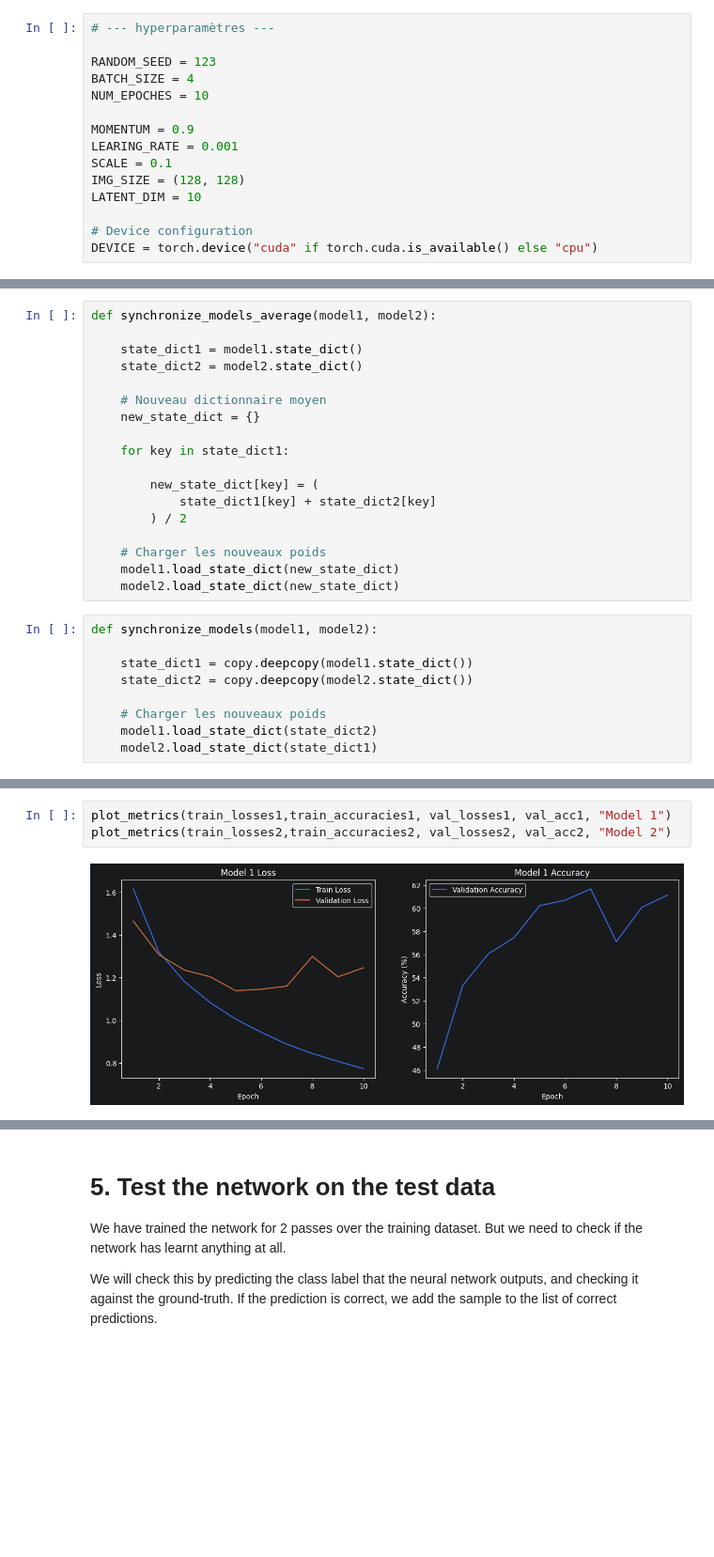
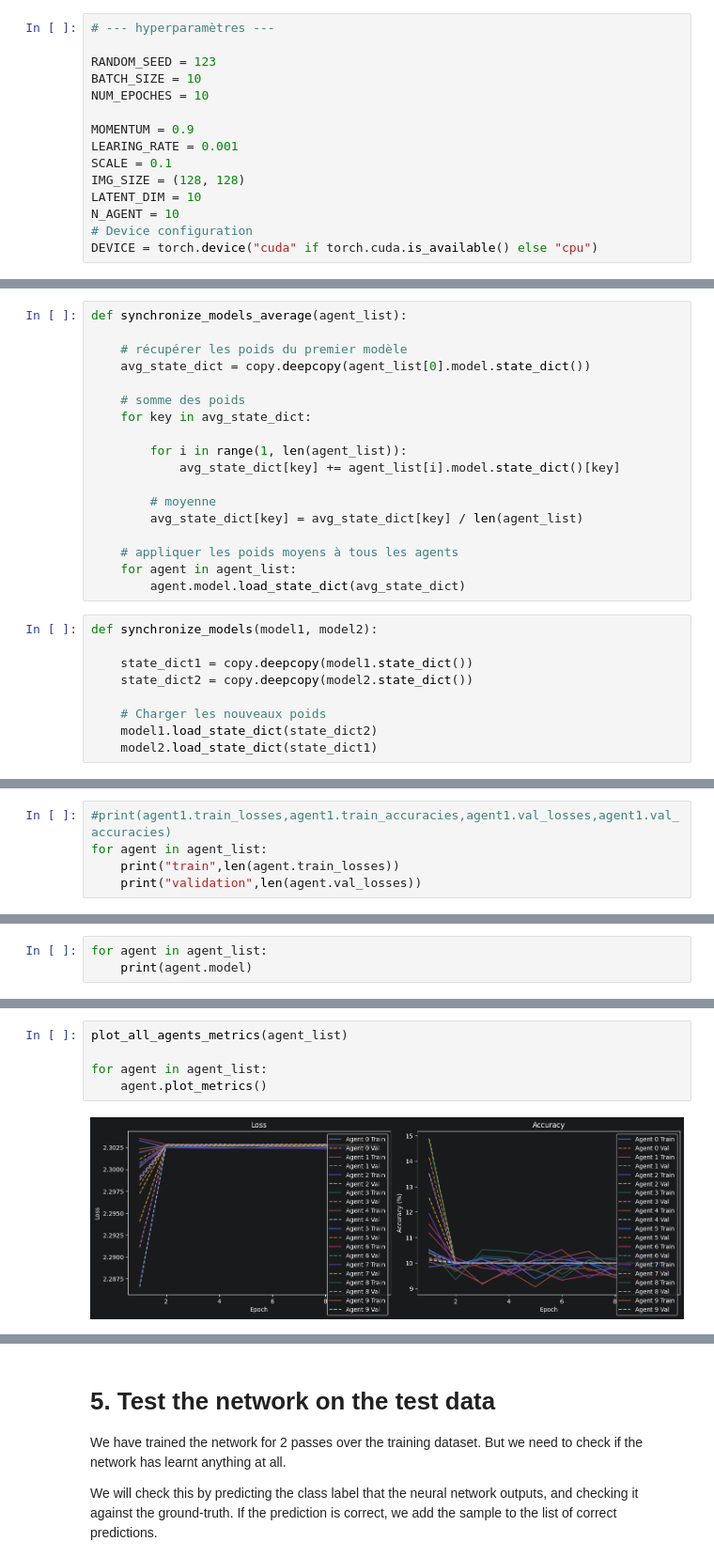
Before and after one commit to R-Florent/IA_A_-_Z, a Jupyter notebook: CNN/CNN_Federated.ipynb, the cells around one changed output, grey strips where cells are left out. Shown at 94% size. Cells and saved outputs as stored; diff of their text form; blank space fills up the shorter version.

Commit message:
Feature: Update of CNN_Federated.ipynb for add plenty of agent ez way.

```diff
--- a/CNN/CNN_Federated.ipynb
+++ b/CNN/CNN_Federated.ipynb
@@ -36,7 +38,7 @@ We will do the following steps in order:
 # --- hyperparamètres ---
 
 RANDOM_SEED = 123
-BATCH_SIZE = 4
+BATCH_SIZE = 10
 NUM_EPOCHES = 10
 
 MOMENTUM = 0.9
@@ -44,7 +46,7 @@ LEARING_RATE = 0.001
 SCALE = 0.1
 IMG_SIZE = (128, 128)
 LATENT_DIM = 10
-
+N_AGENT = 10
 # Device configuration
 DEVICE = torch.device("cuda" if torch.cuda.is_available() else "cpu")
 # %%
@@ -164,23 +97,23 @@ def plot_metrics(train_losses,train_accuracies, val_losses, val_accuracies, mode
 # %% [markdown]
 # 4. Train the network
 # %%
-def synchronize_models_average(model1, model2):
+def synchronize_models_average(agent_list):
 
-    state_dict1 = model1.state_dict()
-    state_dict2 = model2.state_dict()
+    # récupérer les poids du premier modèle
+    avg_state_dict = copy.deepcopy(agent_list[0].model.state_dict())
 
-    # Nouveau dictionnaire moyen
-    new_state_dict = {}
+    # somme des poids
+    for key in avg_state_dict:
 
-    for key in state_dict1:
+        for i in range(1, len(agent_list)):
+            avg_state_dict[key] += agent_list[i].model.state_dict()[key]
 
-        new_state_dict[key] = (
-            state_dict1[key] + state_dict2[key]
-        ) / 2
+        # moyenne
+        avg_state_dict[key] = avg_state_dict[key] / len(agent_list)
 
-    # Charger les nouveaux poids
-    model1.load_state_dict(new_state_dict)
-    model2.load_state_dict(new_state_dict)
+    # appliquer les poids moyens à tous les agents
+    for agent in agent_list:
+        agent.model.load_state_dict(avg_state_dict)
 # %%
 def synchronize_models(model1, model2):
 
@@ -319,0 +203,5 @@ print("Les deux modèles ont fini l'entraînement")
+# %%
+#print(agent1.train_losses,agent1.train_accuracies,agent1.val_losses,agent1.val_accuracies)
+for agent in agent_list:
+    print("train",len(agent.train_losses))
+    print("validation",len(agent.val_losses))
@@ -319,0 +217,3 @@ print("Les deux modèles ont fini l'entraînement")
+# %%
+for agent in agent_list:
+    print(agent.model)
@@ -320,5 +293,7 @@ print("Les deux modèles ont fini l'entraînement")
 # %%
-plot_metrics(train_losses1,train_accuracies1, val_losses1, val_acc1, "Model 1")
-plot_metrics(train_losses2,train_accuracies2, val_losses2, val_acc2, "Model 2")
+plot_all_agents_metrics(agent_list)
+
+for agent in agent_list:
+    agent.plot_metrics()
 # %% [output]
-[figure, old version]
+[figure, new version]
```
Also changed, not shown: parts of 19 cells of this notebook.
